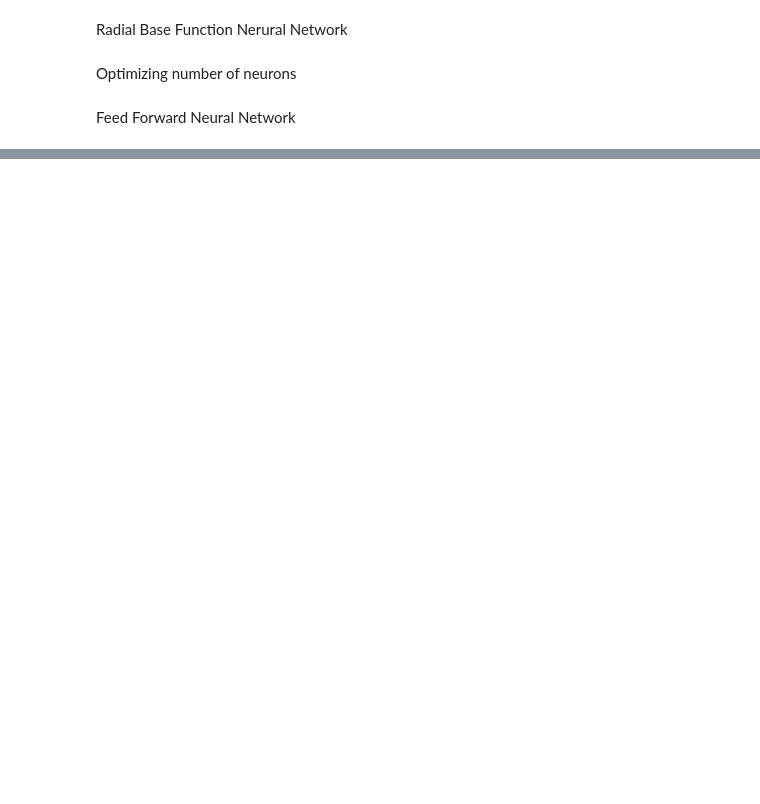
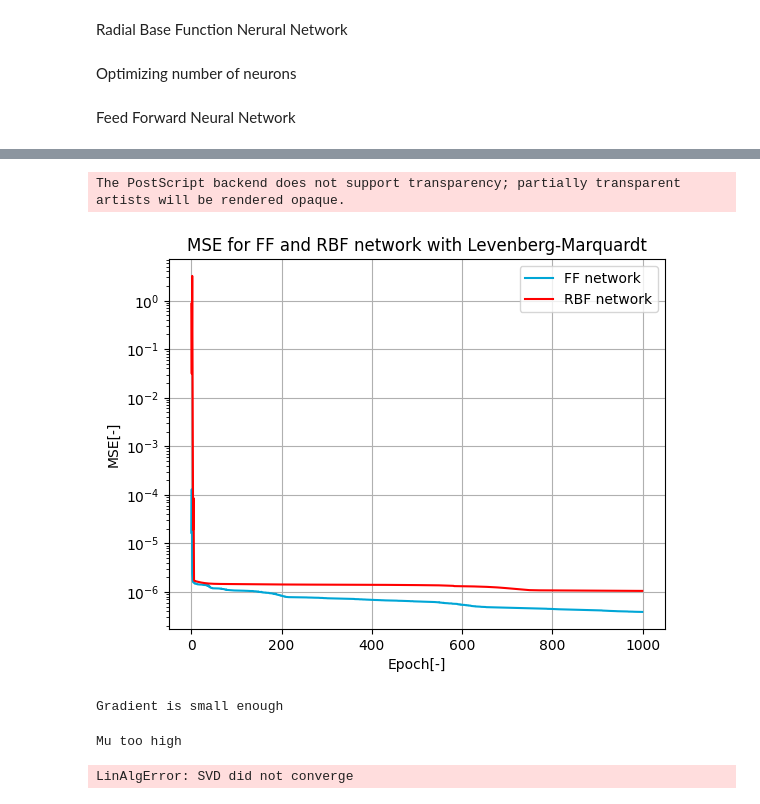
Before and after one commit to fed12345/SystemID_Nerual_Network, a Jupyter notebook: system_id.ipynb, the cells around one changed output, grey strips where cells are left out. Saved outputs shown, nothing was run; the diff lists cells and outputs as text; code cells hidden in the pictures; blank space fills up the shorter version.

```diff
--- a/system_id.ipynb
+++ b/system_id.ipynb
@@ -254,18 +246,18 @@ MSE increased
 # %%
 #Run FF netwrok with diffrenet initial damping ratios
-mu_list = np.linspace(1e-10,1e-4,20)
+mu_list = np.linspace(1e-10,1e-2,20)
 trials = 20
-mse_ff_bp_val_mu = np.zeros(len(mu_list))
+
+mse_ff_bp_val_mu_adaptive = np.zeros(len(mu_list))
 for j in range(len(mu_list)):
     print(j)
     for i in range(trials):
-        FFNet = FFNet(3,n_hidden,1)
-        _ = FFNet.trainBackProp(input_train_norm,outputs_train, 800, mu_list[j], adaptive = True)
+        FFNet_mu = FFNet(3,n_hidden,1)
+        _ = FFNet_mu.trainBackProp(input_train_norm,output_train_norm, 5000, mu_list[j], adaptive = True)
 
-        _, mse_ff_bp= FFNet.evaluate(inputs_train, outputs_train)
-        _, temp = FFNet.evaluate(inputs_val, outputs_val)
-        mse_ff_bp_val_mu[j] += temp
-    mse_ff_bp_val_mu[j] /= trials
+        _, temp = FFNet_mu.evaluate(input_val_norm, output_val_norm)
+        mse_ff_bp_val_mu_adaptive[j] += temp
+    mse_ff_bp_val_mu_adaptive[j] /= trials
 # %%
 #Plot MSE for different initial damping ratios
 plt.figure()
@@ -278,0 +405,49 @@ plt.savefig('plots/MSE_initial_damping_ratio_FF.eps', format='eps')
+# %%
+from rbf_neural_net.rbf_lm import RbfLMnet
+#Plot the mse values over every epoch for FF and RBF network with LM
+n_hidden = 10
+FFNetBP = FFNet(3,n_hidden,1)
+mse_ff_bp_list = FFNetBP.trainLM(input_train_norm,output_train_norm, 1000, 1e-3, adaptive = True)
+
+RbfLM = RbfLMnet(3,n_hidden,1)
+_,mse_rbf_lm_list = RbfLM.trainLM(input_train_norm, output_train_norm, 1000,  1e-7, 1e-3,adaptive=True)
+
+plt.figure()
+plt.plot(mse_ff_bp_list, color = '#00A6D6', label='FF network')
+plt.plot(mse_rbf_lm_list, color = 'r', label='RBF network')
+plt.grid()
+plt.legend()
+plt.xlabel('Epoch[-]')
+plt.ylabel('MSE[-]')
+plt.title('MSE for FF and RBF network with Levenberg-Marquardt')
+plt.yscale('log')
+plt.savefig('plots/MSE_FF_RBF_epochs.eps', format='eps')
+# %% [output]
+The PostScript backend does not support transparency; partially transparent artists will be rendered opaque.
+[figure, added]
+# %%
+#Plot MSE for FF and RBF network with Levenberg-Marquardt over 10 trials
+trials = 50
+mse_ff_lm_val_mu = np.zeros(trials)
+mse_rbf_lm_val_mu = np.zeros(trials)
+n_hidden = 10
+for i in range(trials):
+    FFNetLM = FFNet(3,n_hidden,1)
+    _  = FFNetLM.trainLM(input_train_norm, output_train_norm, 1000,  1e-3, adaptive=True)
+    _, mse_ff_lm_val_mu[i] = FFNetLM.evaluate(input_val_norm, output_val_norm)
+
+    RbfLM = RbfLMnet(3,n_hidden,1)
+    _, _ = RbfLM.trainLM(input_train_norm, output_train_norm, 1000,  1e-7, 1e-3, adaptive=True)
+    _, mse_rbf_lm_val_mu[i] = RbfLM.evaluate(input_val_norm, output_val_norm)
+
+plt.figure()
+plt.boxplot([mse_ff_lm_val_mu, mse_rbf_lm_val_mu], labels=['FF network', 'RBF network'])
+plt.grid()
+plt.ylabel('MSE[-]')
+plt.title('MSE for FF and RBF network with Levenberg-Marquardt')
+plt.yscale('log')
+plt.savefig('plots/MSE_FF_RBF.eps', format='eps')
+# %% [output]
+Gradient is small enough
+Mu too high
+LinAlgError: SVD did not converge
```
Also changed, not shown: parts of 18 cells of this notebook, 2 other files.
